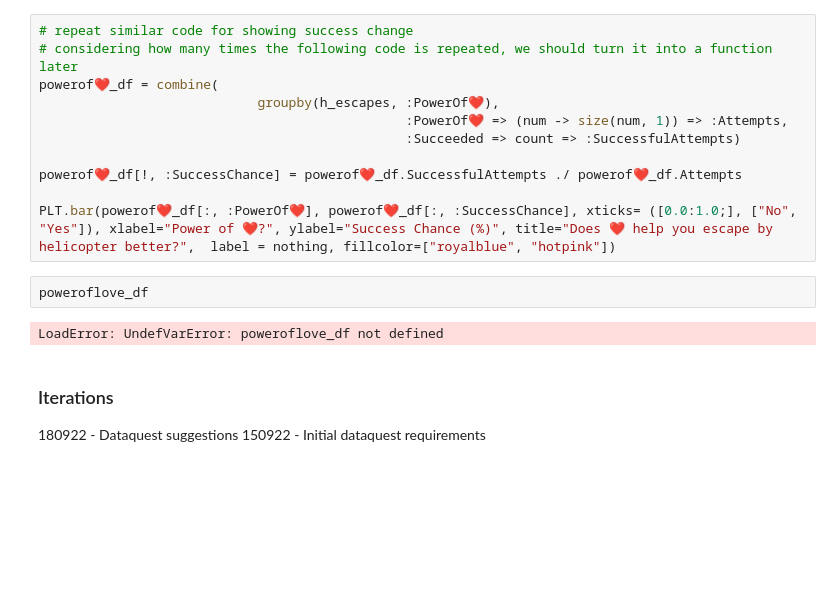
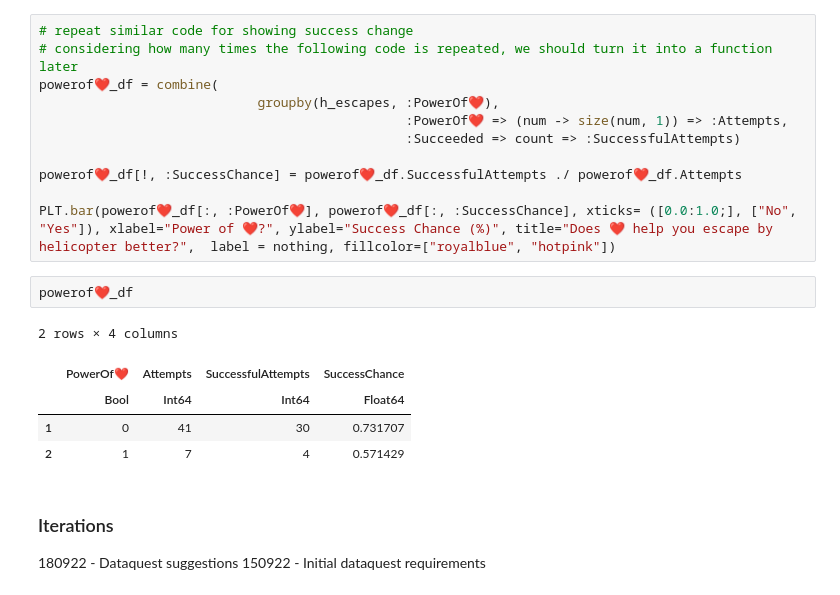
Before and after one commit to wanzulfikri/helicopter_escapes_jl, a Jupyter notebook: Helicopter Escapes.ipynb, the cells around one changed output. Cells and saved outputs as stored; diff of their text form; blank space fills up the shorter version.

```diff
--- a/Helicopter Escapes.ipynb
+++ b/Helicopter Escapes.ipynb
@@ -916,9 +1006,13 @@ powerof❤️_df[!, :SuccessChance] = powerof❤️_df.SuccessfulAttempts ./ pow
 
 PLT.bar(powerof❤️_df[:, :PowerOf❤️], powerof❤️_df[:, :SuccessChance], xticks= ([0.0:1.0;], ["No", "Yes"]), xlabel="Power of ❤️?", ylabel="Success Chance (%)", title="Does ❤️ help you escape by helicopter better?",  label = nothing, fillcolor=["royalblue", "hotpink"])
 # %%
-poweroflove_df
+powerof❤️_df
 # %% [output]
-LoadError: UndefVarError: poweroflove_df not defined
+2 rows × 4 columns
+|  | PowerOf❤️ | Attempts | SuccessfulAttempts | SuccessChance |
+|  | Bool | Int64 | Int64 | Float64 |
+| 1 | 0 | 41 | 30 | 0.731707 |
+| 2 | 1 | 7 | 4 | 0.571429 |
 # %% [markdown]
 ### Iterations
 
```
Also changed, not shown: parts of 41 cells of this notebook.
